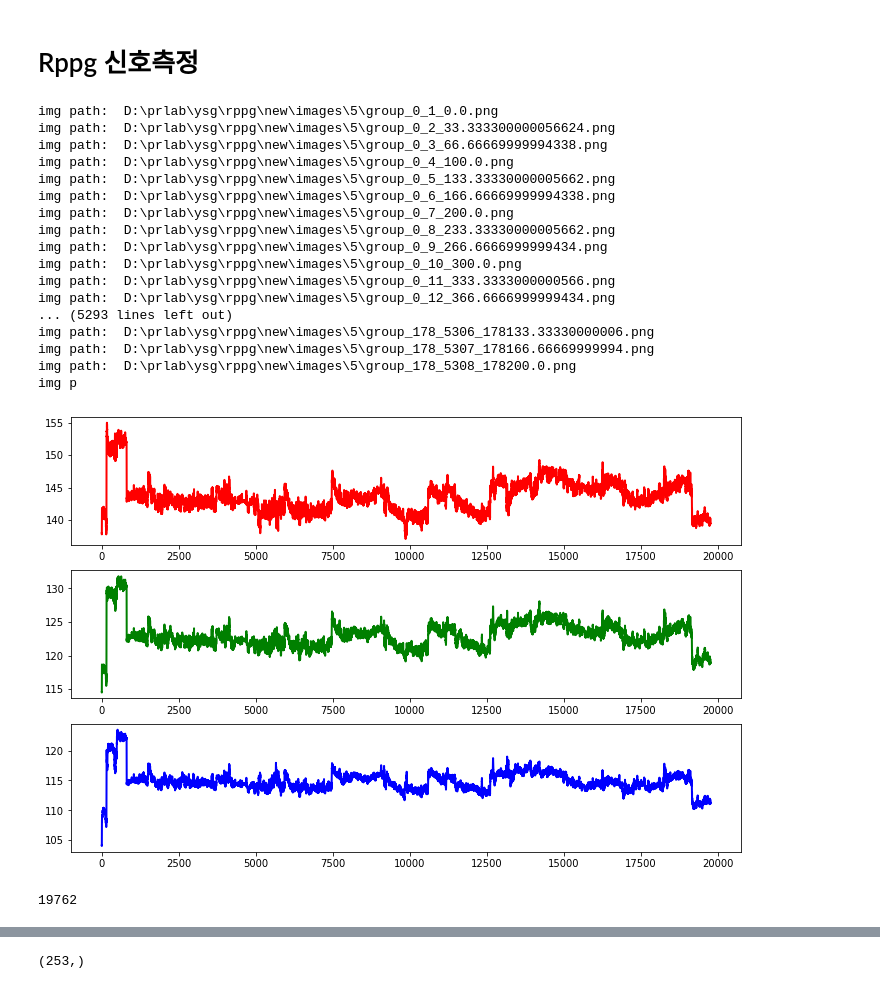
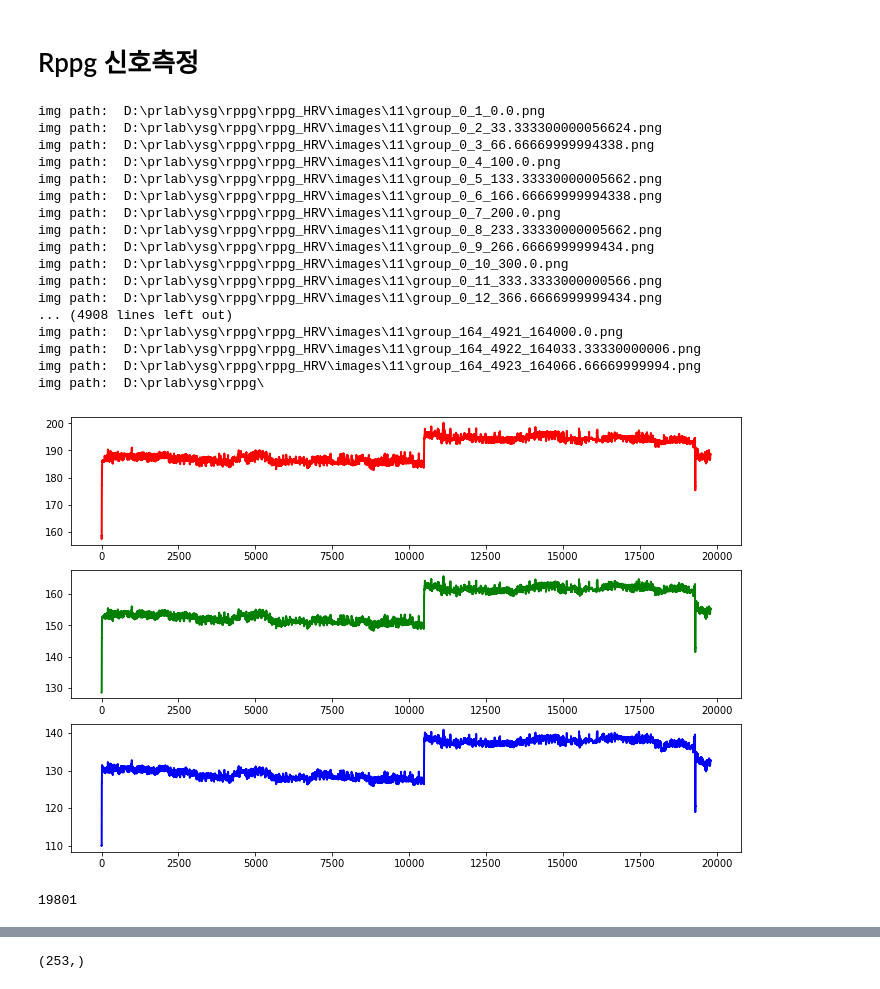
Before and after one commit to sugyeong-yu/RPPG-HRV_analysis, a Jupyter notebook: code/rPPG.ipynb, the cells around one changed output, grey strips where cells are left out. Drawn from its saved outputs; the diff is of its cells as text; code cells hidden in the pictures.

```diff
--- a/code/rPPG.ipynb
+++ b/code/rPPG.ipynb
@@ -78,8 +78,8 @@ group=[]
 #cap = cv2.VideoCapture(1) # 0: 내장캠 1: 외부캠
 #time.sleep(2)
 
-subject=5
-file_path="D:\\prlab\\ysg\\rppg\\new\\images\\"+str(subject)
+subject=11
+file_path="D:\\prlab\\ysg\\rppg\\rppg_HRV\\images\\"+str(subject)
 file_list=glob.glob(os.path.join(file_path,"*.png"))
 file_list = natsort.natsorted(file_list,reverse=False)
 
@@ -116,55 +116,55 @@ try:
         # remote-PPG 신호 추출하기
         b, g, r = cv2.split(face)
         r_mean = np.mean(r)
         g_mean = np.mean(g)
         b_mean = np.mean(b)
         # 각신호를 담을 list
         r_signal.append(r_mean)
         g_signal.append(g_mean)
         b_signal.append(b_mean)
 
         # 얼굴 검출 시각화하기
         cv2.rectangle(frame, (curr_bbox[0], curr_bbox[1]), (curr_bbox[2], curr_bbox[3]), (0,0,255), 2)
         cv2.imshow('frame', frame)
         if cv2.waitKey(1) == 27:
             break
 
 
 finally:
     cv2.destroyAllWindows()
     print("==================================================!!!finish!!!=================================================")
 
 plt.figure(figsize=(12, 8))
 plt.subplot(3,1,1)
 plt.plot(r_signal, 'r', linewidth=2)
 plt.subplot(3,1,2)
 plt.plot(g_signal, 'g', linewidth=2)
 plt.subplot(3,1,3)
 plt.plot(b_signal, 'b', linewidth=2)
 plt.show()
 # %% [output]
-img path:  D:\prlab\ysg\rppg\new\images\5\group_0_1_0.0.png
-img path:  D:\prlab\ysg\rppg\new\images\5\group_0_2_33.333300000056624.png
-img path:  D:\prlab\ysg\rppg\new\images\5\group_0_3_66.66669999994338.png
-img path:  D:\prlab\ysg\rppg\new\images\5\group_0_4_100.0.png
-img path:  D:\prlab\ysg\rppg\new\images\5\group_0_5_133.33330000005662.png
-img path:  D:\prlab\ysg\rppg\new\images\5\group_0_6_166.66669999994338.png
-img path:  D:\prlab\ysg\rppg\new\images\5\group_0_7_200.0.png
-img path:  D:\prlab\ysg\rppg\new\images\5\group_0_8_233.33330000005662.png
-img path:  D:\prlab\ysg\rppg\new\images\5\group_0_9_266.6666999999434.png
-img path:  D:\prlab\ysg\rppg\new\images\5\group_0_10_300.0.png
-img path:  D:\prlab\ysg\rppg\new\images\5\group_0_11_333.3333000000566.png
-img path:  D:\prlab\ysg\rppg\new\images\5\group_0_12_366.6666999999434.png
-... (5293 lines left out)
-img path:  D:\prlab\ysg\rppg\new\images\5\group_178_5306_178133.33330000006.png
-img path:  D:\prlab\ysg\rppg\new\images\5\group_178_5307_178166.66669999994.png
-img path:  D:\prlab\ysg\rppg\new\images\5\group_178_5308_178200.0.png
-img p
+img path:  D:\prlab\ysg\rppg\rppg_HRV\images\11\group_0_1_0.0.png
+img path:  D:\prlab\ysg\rppg\rppg_HRV\images\11\group_0_2_33.333300000056624.png
+img path:  D:\prlab\ysg\rppg\rppg_HRV\images\11\group_0_3_66.66669999994338.png
+img path:  D:\prlab\ysg\rppg\rppg_HRV\images\11\group_0_4_100.0.png
+img path:  D:\prlab\ysg\rppg\rppg_HRV\images\11\group_0_5_133.33330000005662.png
+img path:  D:\prlab\ysg\rppg\rppg_HRV\images\11\group_0_6_166.66669999994338.png
+img path:  D:\prlab\ysg\rppg\rppg_HRV\images\11\group_0_7_200.0.png
+img path:  D:\prlab\ysg\rppg\rppg_HRV\images\11\group_0_8_233.33330000005662.png
+img path:  D:\prlab\ysg\rppg\rppg_HRV\images\11\group_0_9_266.6666999999434.png
+img path:  D:\prlab\ysg\rppg\rppg_HRV\images\11\group_0_10_300.0.png
+img path:  D:\prlab\ysg\rppg\rppg_HRV\images\11\group_0_11_333.3333000000566.png
+img path:  D:\prlab\ysg\rppg\rppg_HRV\images\11\group_0_12_366.6666999999434.png
+... (4908 lines left out)
+img path:  D:\prlab\ysg\rppg\rppg_HRV\images\11\group_164_4921_164000.0.png
+img path:  D:\prlab\ysg\rppg\rppg_HRV\images\11\group_164_4922_164033.33330000006.png
+img path:  D:\prlab\ysg\rppg\rppg_HRV\images\11\group_164_4923_164066.66669999994.png
+img path:  D:\prlab\ysg\rppg\
-[figure, old version]
+[figure, new version]
 # %%
 len(times)
 # %% [output]
-19762
+19801
 # %%
 # CHROM 신호 추출
 # chrom이란 움직임에 더 강인하게 하는것.
```
Also changed, not shown: parts of 1 cell of this notebook, 2 other files.
